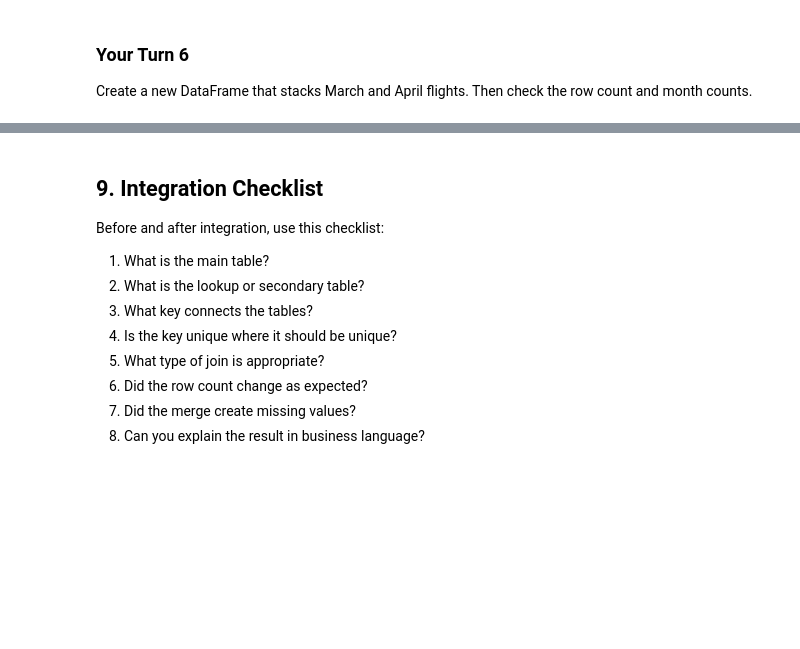
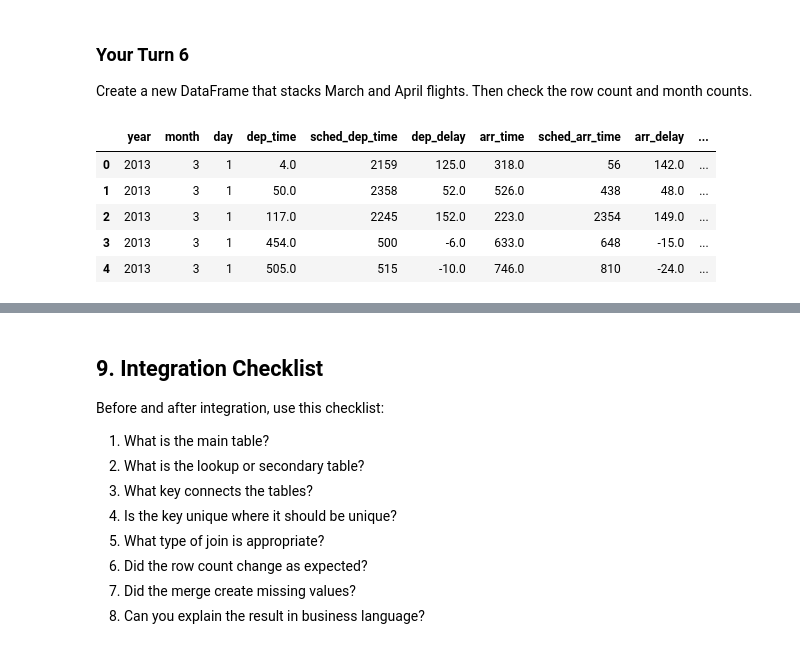
Before and after one commit to kalshaikhli/ban6003-week7-8-Karrar-Alshaikhli, a Jupyter notebook: notebooks/module8_pandas_integration_guided_lab.ipynb, the cells around one changed output, grey strips where cells are left out. Drawn from its saved outputs; the diff is of its cells as text; code cells hidden in the pictures; blank space fills up the shorter version.

Commit message:
Complete Lab 8 concatenation and validation

```diff
--- a/notebooks/module8_pandas_integration_guided_lab.ipynb
+++ b/notebooks/module8_pandas_integration_guided_lab.ipynb
@@ -604,6 +620,26 @@ Create a new DataFrame that stacks March and April flights. Then check the row c
 # %%
 # Your Turn 6
 # Stack March and April flights using pd.concat().
+
+# Karrar: Stack March and April flights.
+
+march_flights = flights.query("month == 3")
+april_flights = flights.query("month == 4")
+
+march_april_flights = pd.concat(
+    [march_flights, april_flights],
+    axis=0,
+    ignore_index=True
+)
+
+march_april_flights.head()
+# %% [output]
+|  | year | month | day | dep_time | sched_dep_time | dep_delay | arr_time | sched_arr_time | arr_delay | ... |
+| 0 | 2013 | 3 | 1 | 4.0 | 2159 | 125.0 | 318.0 | 56 | 142.0 | ... |
+| 1 | 2013 | 3 | 1 | 50.0 | 2358 | 52.0 | 526.0 | 438 | 48.0 | ... |
+| 2 | 2013 | 3 | 1 | 117.0 | 2245 | 152.0 | 223.0 | 2354 | 149.0 | ... |
+| 3 | 2013 | 3 | 1 | 454.0 | 500 | -6.0 | 633.0 | 648 | -15.0 | ... |
+| 4 | 2013 | 3 | 1 | 505.0 | 515 | -10.0 | 746.0 | 810 | -24.0 | ... |
 # %%
 # Your Turn 6 check
 # Check row count and month counts.
```
Also changed, not shown: parts of 5 cells of this notebook.
